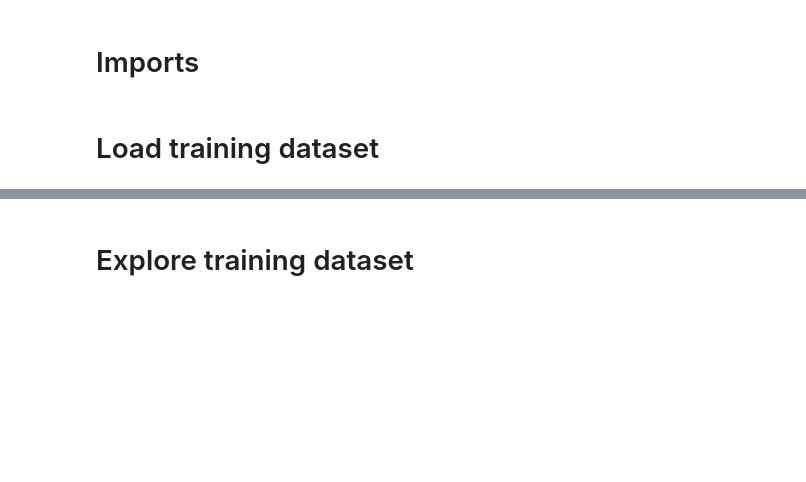
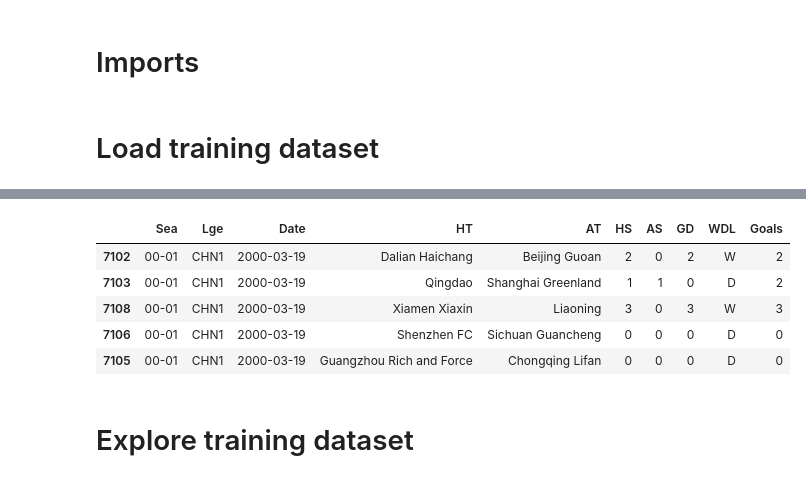
Before and after one commit to robertohdz98/soccer-prediction-challenge-2023, a Jupyter notebook: tests.ipynb, the cells around one changed output, grey strips where cells are left out. Drawn from its saved outputs; the diff is of its cells as text; code cells hidden in the pictures; blank space fills up the shorter version.

```diff
--- a/tests.ipynb
+++ b/tests.ipynb
@@ -47,3 +16,13 @@ training_set
+# %%
+training_set = load_and_process_dataset("datasets/raw/training_set.parquet")
+training_set.head()
+# %% [output]
+|  | Sea | Lge | Date | HT | AT | HS | AS | GD | WDL | Goals |
+| 7102 | 00-01 | CHN1 | 2000-03-19 | Dalian Haichang | Beijing Guoan | 2 | 0 | 2 | W | 2 |
+| 7103 | 00-01 | CHN1 | 2000-03-19 | Qingdao | Shanghai Greenland | 1 | 1 | 0 | D | 2 |
+| 7108 | 00-01 | CHN1 | 2000-03-19 | Xiamen Xiaxin | Liaoning | 3 | 0 | 3 | W | 3 |
+| 7106 | 00-01 | CHN1 | 2000-03-19 | Shenzhen FC | Sichuan Guancheng | 0 | 0 | 0 | D | 0 |
+| 7105 | 00-01 | CHN1 | 2000-03-19 | Guangzhou Rich and Force | Chongqing Lifan | 0 | 0 | 0 | D | 0 |
 # %% [markdown]
 # Explore training dataset
 # %%
```
Also changed, not shown: parts of 28 cells of this notebook, 1 other file.
